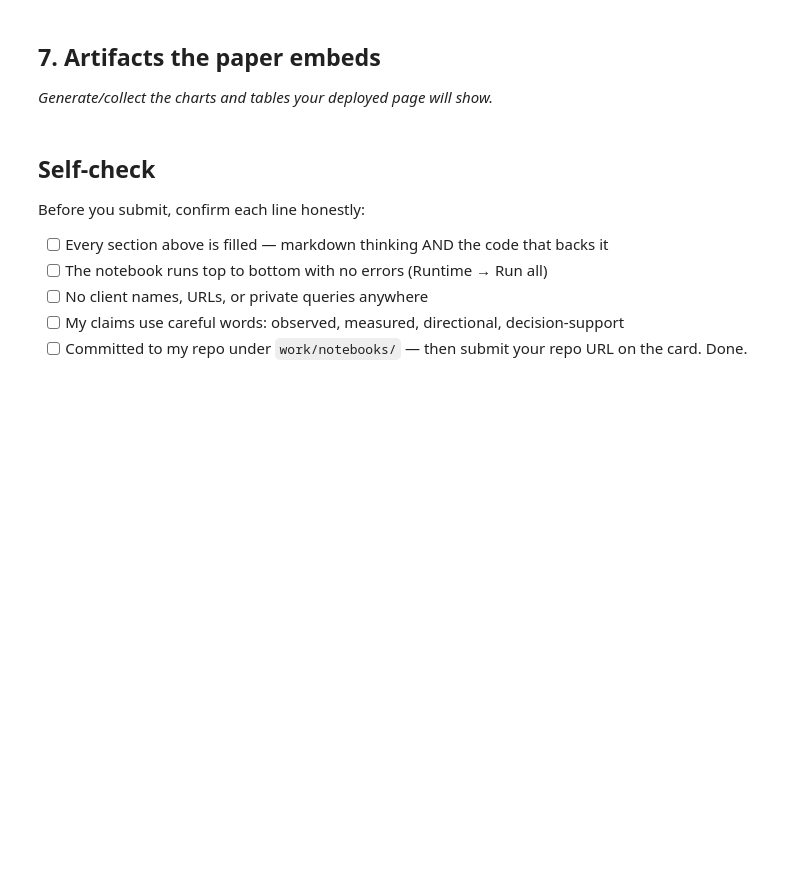
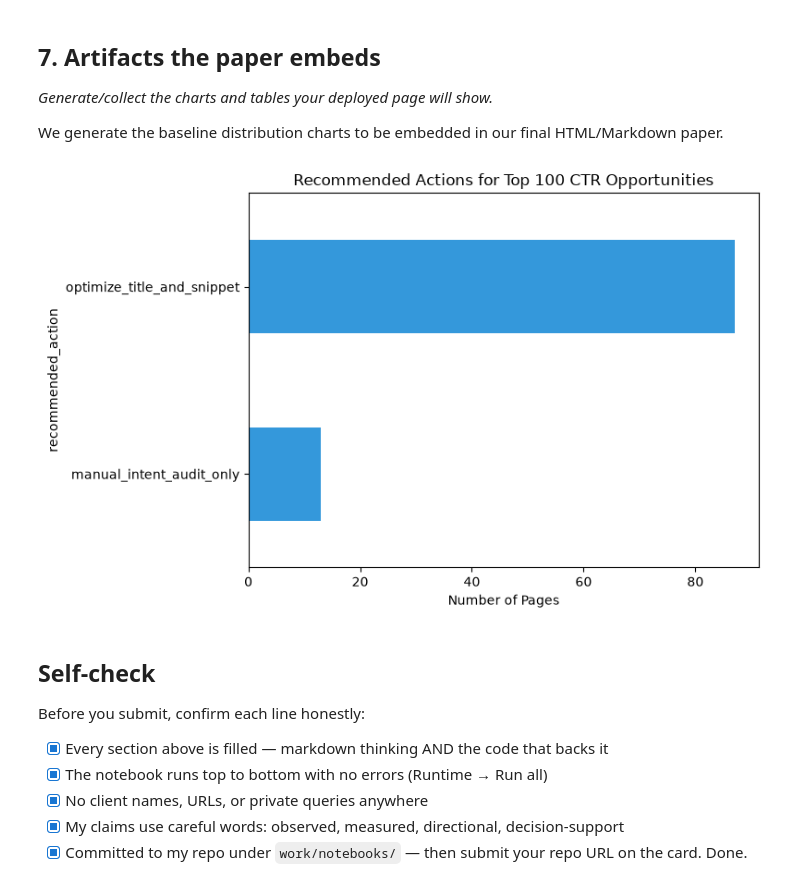
Before and after one commit to SammyFarrelZebua/flyrank-starter, a Jupyter notebook: work/notebooks/capstone.ipynb, the cells around one changed output. Saved outputs shown, nothing was run; the diff lists cells and outputs as text; code cells hidden in the pictures; blank space fills up the shorter version.

Commit message:
Deploy final capstone research paper with figures and submission URL

```diff
--- a/work/notebooks/capstone.ipynb
+++ b/work/notebooks/capstone.ipynb
@@ -32,0 +53,13 @@ This skeleton is yours to fill. Work the sections **in order** — each one has
+# %%
+def get_position_tier(pos):
+    if pos <= 3: return '1. Positions 1-3'
+    elif pos <= 10: return '2. Positions 4-10'
+    elif pos <= 20: return '3. Page 2 (11-20)'
+    return '4. Page 3+ (>20)'
+
+df_clean['position_tier'] = df_clean['avg_position'].apply(get_position_tier)
+tier_benchmarks = df_clean.groupby('position_tier')['ctr'].mean().to_dict()
+df_clean['expected_ctr'] = df_clean['position_tier'].map(tier_benchmarks)
+
+df_clean['ctr_gap'] = (df_clean['expected_ctr'] - df_clean['ctr']).clip(lower=0)
+df_clean['opportunity_score'] = df_clean['ctr_gap'] * (df_clean['impressions_90d'] / 100.0)
@@ -32,0 +96,18 @@ This skeleton is yours to fill. Work the sections **in order** — each one has
+# %%
+def assign_action(row):
+    if row['position_tier'] == '1. Positions 1-3' and row['ctr'] < 0.2:
+        return 'manual_intent_audit_only'
+    elif row['position_tier'] in ['1. Positions 1-3', '2. Positions 4-10'] and row['ctr_gap'] > 0:
+        return 'optimize_title_and_snippet'
+    elif row['position_tier'] == '3. Page 2 (11-20)' and row['ctr_gap'] > 0:
+        return 'expand_content_and_authority'
+    elif pd.notnull(row['scroll_rate']) and row['scroll_rate'] < 30 and row['ctr_gap'] == 0:
+        return 'improve_on_page_ux'
+    else:
+        return 'monitor'
+
+df_clean['recommended_action'] = df_clean.apply(assign_action, axis=1)
+action_queue = df_clean.sort_values(by='opportunity_score', ascending=False)
+
+print("Top 5 Actionable Recommendations:")
+display(action_queue[['content_id', 'position_tier', 'ctr', 'expected_ctr', 'opportunity_score', 'recommended_action']].head())
@@ -34,13 +123,30 @@ This skeleton is yours to fill. Work the sections **in order** — each one has
 ## 7. Artifacts the paper embeds
 
 *Generate/collect the charts and tables your deployed page will show.*
+
+We generate the baseline distribution charts to be embedded in our final HTML/Markdown paper.
+# %%
+import matplotlib.pyplot as plt
+
+top_100 = action_queue.head(100)
+action_counts = top_100['recommended_action'].value_counts()
+
+plt.figure(figsize=(8, 5))
+action_counts.plot(kind='barh', color='#3498db')
+plt.title('Recommended Actions for Top 100 CTR Opportunities')
+plt.xlabel('Number of Pages')
+plt.gca().invert_yaxis()
+plt.tight_layout()
+plt.show()
+# %% [output]
+[figure, added]
 # %% [markdown]
 ## Self-check
 
 Before you submit, confirm each line honestly:
 
-- [ ] Every section above is filled — markdown thinking AND the code that backs it
-- [ ] The notebook runs top to bottom with no errors (Runtime → Run all)
-- [ ] No client names, URLs, or private queries anywhere
-- [ ] My claims use careful words: observed, measured, directional, decision-support
-- [ ] Committed to my repo under `work/notebooks/` — then submit your repo URL on the card. Done.
+- [x] Every section above is filled — markdown thinking AND the code that backs it
+- [x] The notebook runs top to bottom with no errors (Runtime → Run all)
+- [x] No client names, URLs, or private queries anywhere
+- [x] My claims use careful words: observed, measured, directional, decision-support
+- [x] Committed to my repo under `work/notebooks/` — then submit your repo URL on the card. Done.
```
Also changed, not shown: parts of 15 cells of this notebook, 5 other files.
